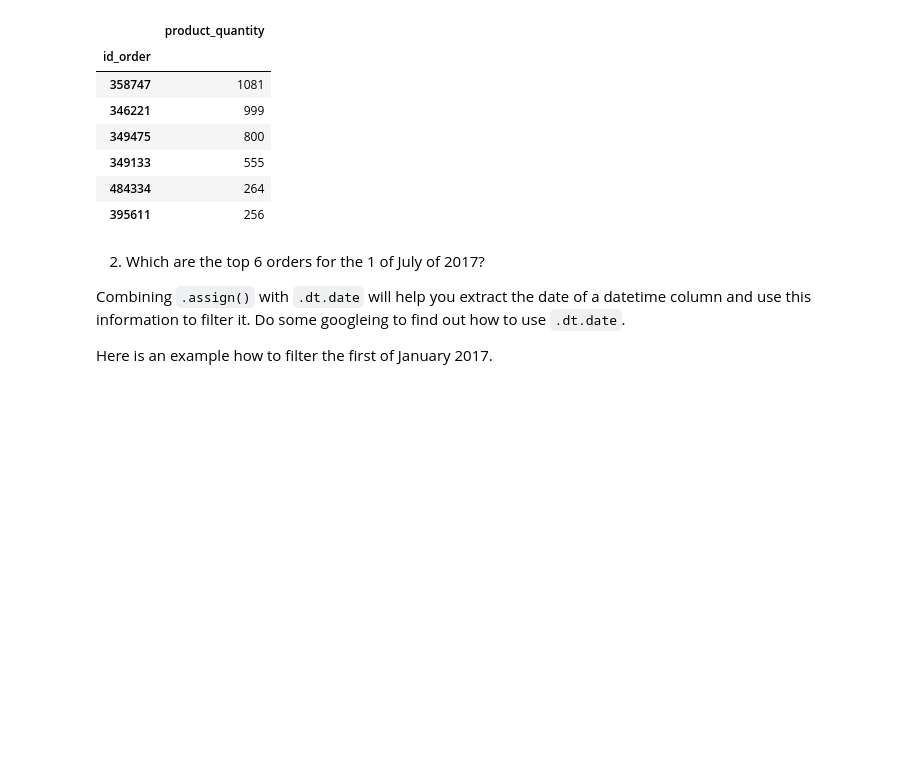
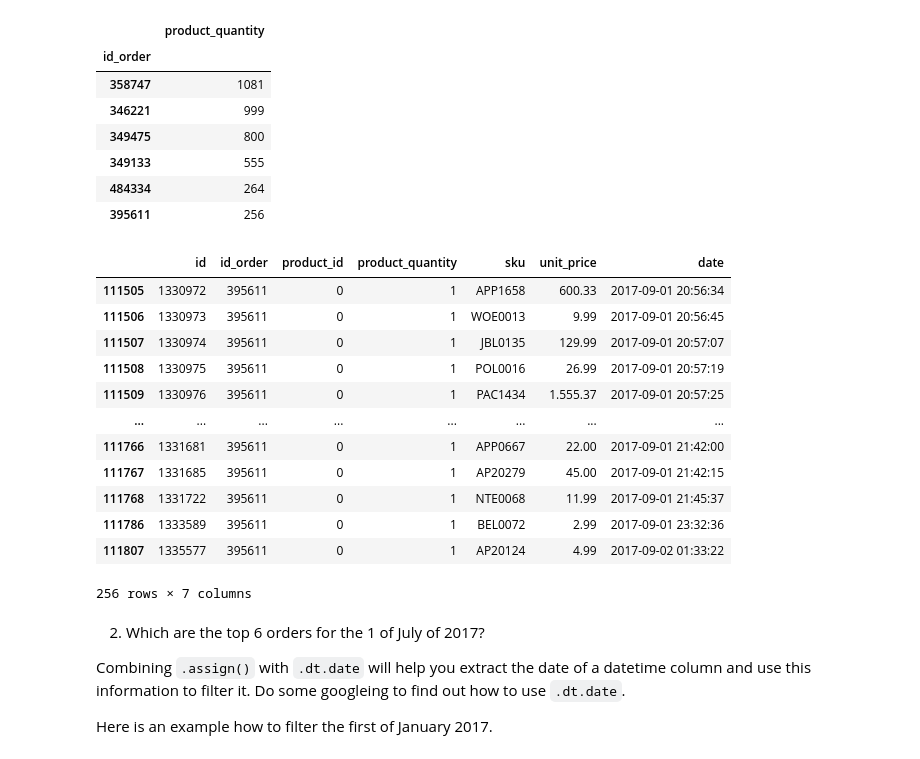
Before and after one commit to hanaamulic/Eniac_project-Week_3, a Jupyter notebook: 2-data-aggregation.ipynb, the cells around one changed output. Cells and saved outputs as stored; diff of their text form; code cells hidden in the pictures; blank space fills up the shorter version.

```diff
--- a/2-data-aggregation.ipynb
+++ b/2-data-aggregation.ipynb
@@ -317,6 +338,22 @@ df.groupby('id_order').agg({'product_quantity':'sum'}).sort_values(('product_qua
 | 349133 | 555 |
 | 484334 | 264 |
 | 395611 | 256 |
+# %%
+df.loc[df.id_order == 395611]
+# %% [output]
+|  | id | id_order | product_id | product_quantity | sku | unit_price | date |
+| 111505 | 1330972 | 395611 | 0 | 1 | APP1658 | 600.33 | 2017-09-01 20:56:34 |
+| 111506 | 1330973 | 395611 | 0 | 1 | WOE0013 | 9.99 | 2017-09-01 20:56:45 |
+| 111507 | 1330974 | 395611 | 0 | 1 | JBL0135 | 129.99 | 2017-09-01 20:57:07 |
+| 111508 | 1330975 | 395611 | 0 | 1 | POL0016 | 26.99 | 2017-09-01 20:57:19 |
+| 111509 | 1330976 | 395611 | 0 | 1 | PAC1434 | 1.555.37 | 2017-09-01 20:57:25 |
+| ... | ... | ... | ... | ... | ... | ... | ... |
+| 111766 | 1331681 | 395611 | 0 | 1 | APP0667 | 22.00 | 2017-09-01 21:42:00 |
+| 111767 | 1331685 | 395611 | 0 | 1 | AP20279 | 45.00 | 2017-09-01 21:42:15 |
+| 111768 | 1331722 | 395611 | 0 | 1 | NTE0068 | 11.99 | 2017-09-01 21:45:37 |
+| 111786 | 1333589 | 395611 | 0 | 1 | BEL0072 | 2.99 | 2017-09-01 23:32:36 |
+| 111807 | 1335577 | 395611 | 0 | 1 | AP20124 | 4.99 | 2017-09-02 01:33:22 |
+256 rows × 7 columns
 # %% [markdown]
 2. Which are the top 6 orders for the 1 of July of 2017?
 
```
Also changed, not shown: parts of 5 cells of this notebook, 4 other files.
